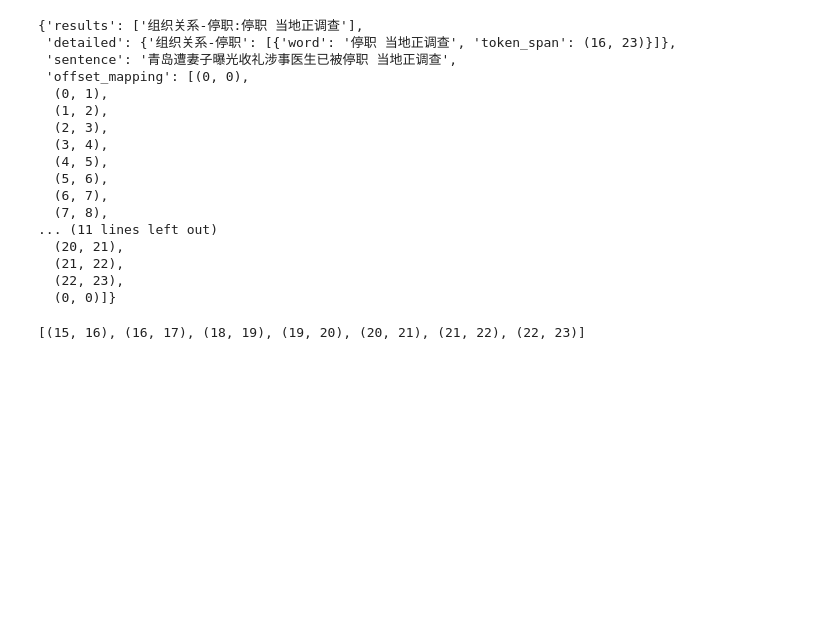
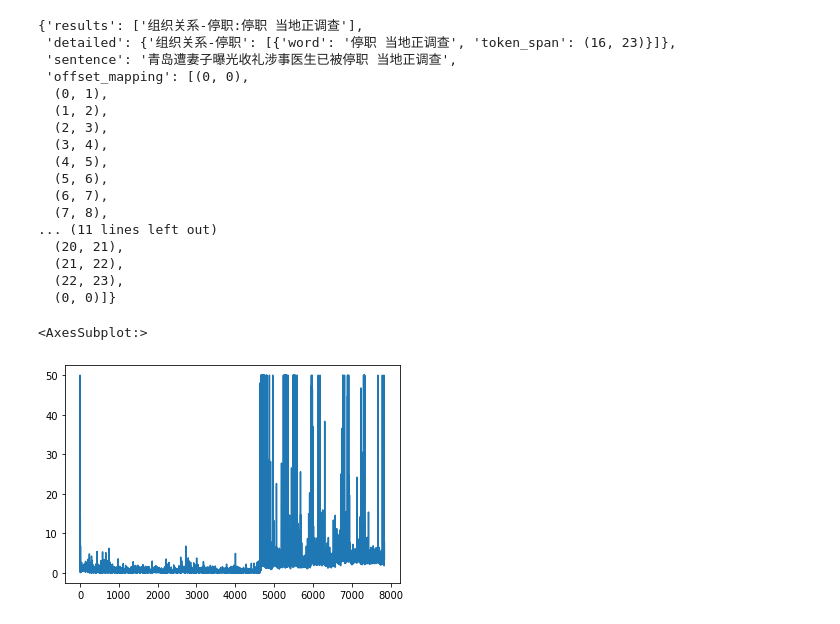
Before and after one commit to 1170500820/DLtools, a Jupyter notebook: analyze_ui_temp.ipynb, the cells around one changed output. Cells and saved outputs as stored; diff of their text form; code cells hidden in the pictures; blank space fills up the shorter version.

```diff
--- a/analyze_ui_temp.ipynb
+++ b/analyze_ui_temp.ipynb
@@ -287,6 +287,14 @@ preds[-1][846]
   (22, 23),
   (0, 0)]}
 # %%
-preds[-1][846]['offset_mapping'][16:23]
+import pandas as pd
+d3 = pd.read_pickle('dual_training.train_records.pk')
-# %% [output]
-[(15, 16), (16, 17), (18, 19), (19, 20), (20, 21), (21, 22), (22, 23)]
+# %%
+# loss = d3[d3['loss'] < 50]['loss']
+# d3[d3['loss'] < 50]['loss'] = 50
+loss = d3['loss']
+loss = loss.clip(lower=0, upper=50)
+loss.plot()
+# %% [output]
+<AxesSubplot:>
+[figure, added]
```
Also changed, not shown: parts of 3 cells of this notebook, 3 other files.
